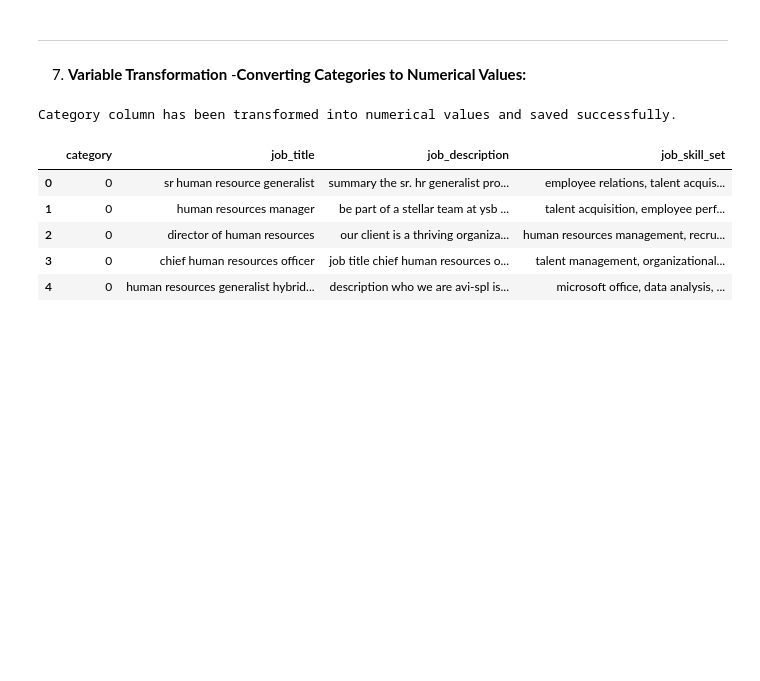
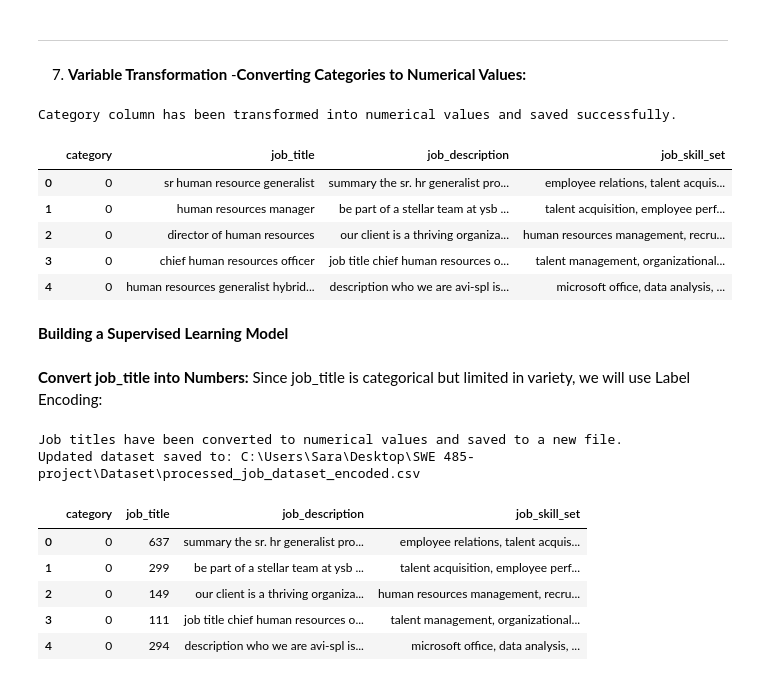
Before and after one commit to almasalzeer/AIproject_job_recomndation, a Jupyter notebook: job.ipynb, the cells around one changed output. Drawn from its saved outputs; the diff is of its cells as text; code cells hidden in the pictures; blank space fills up the shorter version.

```diff
--- a/job.ipynb
+++ b/job.ipynb
@@ -688,3 +688,48 @@ Category column has been transformed into numerical values and saved successfull
 | 2 | 0 | director of human resources | our client is a thriving organiza... | human resources management, recru... |
 | 3 | 0 | chief human resources officer | job title chief human resources o... | talent management, organizational... |
 | 4 | 0 | human resources generalist hybrid... | description who we are avi-spl is... | microsoft office, data analysis, ... |
+# %% [markdown]
+**Building a Supervised Learning Model**
+# %% [markdown]
+**Convert job_title into Numbers:**
+Since job_title is categorical but limited in variety, we will use Label Encoding:
+# %%
+import pandas as pd
+from sklearn.preprocessing import LabelEncoder
+import IPython.display as display
+
+# Load dataset
+input_file_path = r"C:\Users\Sara\Desktop\SWE 485-project\Dataset\processed_job_dataset.csv"
+data = pd.read_csv(input_file_path)
+
+# Check if 'job_title' exists in the dataset
+if 'job_title' not in data.columns:
+    raise KeyError("The 'job_title' column is missing from the dataset.")
+
+# Initialize LabelEncoder
+label_encoder = LabelEncoder()
+
+# Fit and transform job_title
+data['job_title'] = label_encoder.fit_transform(data['job_title'])
+
+# Save the updated dataset
+output_file_path = r"C:\Users\Sara\Desktop\SWE 485-project\Dataset\processed_job_dataset_encoded.csv"
+data.to_csv(output_file_path, index=False)
+
+print("Job titles have been converted to numerical values and saved to a new file.")
+print(f"Updated dataset saved to: {output_file_path}")
+
+# Display the updated DataFrame
+display.display(data[['category', 'job_title', 'job_description', 'job_skill_set']]
+                .head()
+                .style
+                .set_table_attributes('class="table table-striped"'))
+# %% [output]
+Job titles have been converted to numerical values and saved to a new file.
+Updated dataset saved to: C:\Users\Sara\Desktop\SWE 485-project\Dataset\processed_job_dataset_encoded.csv
+|  | category | job_title | job_description | job_skill_set |
+| 0 | 0 | 637 | summary the sr. hr generalist pro... | employee relations, talent acquis... |
+| 1 | 0 | 299 | be part of a stellar team at ysb ... | talent acquisition, employee perf... |
+| 2 | 0 | 149 | our client is a thriving organiza... | human resources management, recru... |
+| 3 | 0 | 111 | job title chief human resources o... | talent management, organizational... |
+| 4 | 0 | 294 | description who we are avi-spl is... | microsoft office, data analysis, ... |
```
Also changed, not shown: parts of 4 cells of this notebook, 1 other file.
